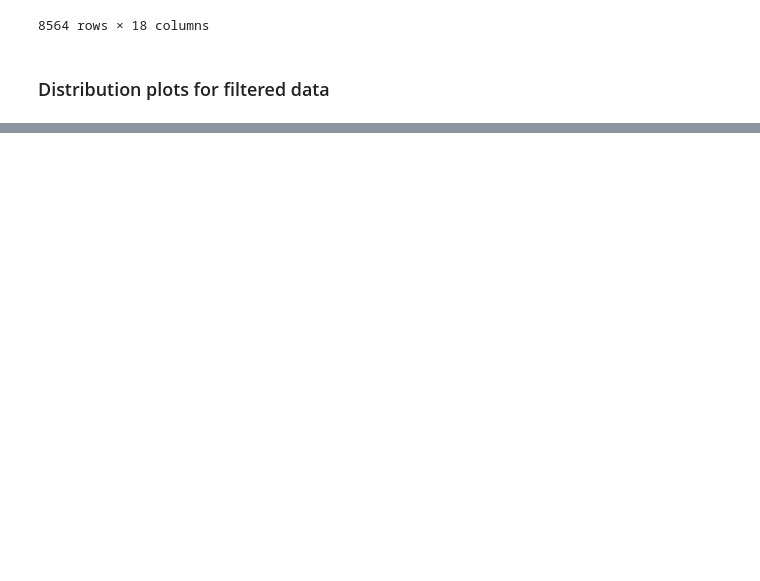
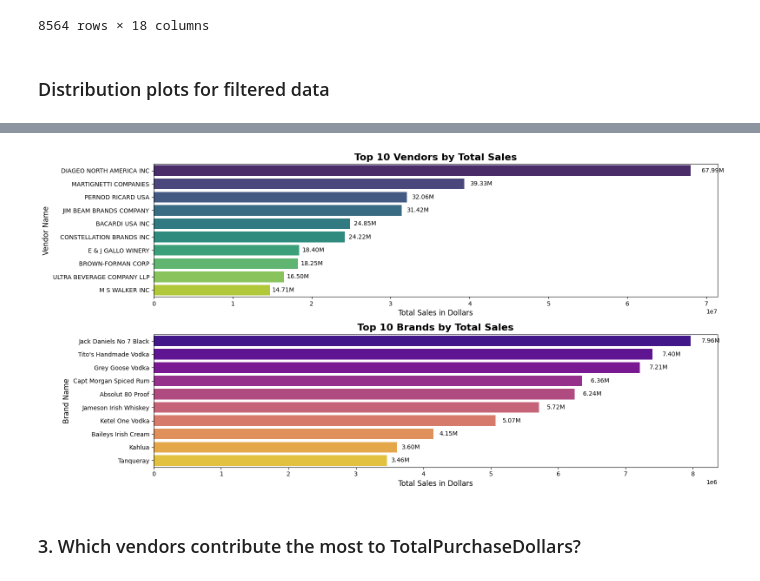
Before and after one commit to kitpuos/Vendor-Performance-Analytics-Project, a Jupyter notebook: src/performance_analysis.ipynb, the cells around one changed output, grey strips where cells are left out. Drawn from its saved outputs; the diff is of its cells as text; code cells hidden in the pictures; blank space fills up the shorter version.

```diff
--- a/src/performance_analysis.ipynb
+++ b/src/performance_analysis.ipynb
@@ -252,0 +396,13 @@ plt.show()
+# %%
+def format_dollars(value):
+    if value >= 1e6:
+        return f'{value / 1e6:.2f}M'
+    elif value >= 1e3:
+        return f'{value / 1e3:.2f}K'
+    else:
+        return f'{value:.2f}'
+# %%
+## Top vendors and brands by sales performance
+
+top_vendors = df.groupby('VendorName')['TotalSalesDollars'].sum().nlargest(10)
+top_brands = df.groupby('Description')['TotalSalesDollars'].sum().nlargest(10)
@@ -252,0 +439,39 @@ plt.show()
+# %%
+plt.figure(figsize = (16, 8))
+
+## Plot fror top vendors
+plt.subplot(2, 1, 1)
+ax1 = sns.barplot(y = top_vendors.index, x = top_vendors.values, palette = 'viridis')
+ax1.set_title('Top 10 Vendors by Total Sales', fontsize = 16, fontweight = 'bold')
+ax1.set_ylabel('Vendor Name', fontsize = 12)
+ax1.set_xlabel('Total Sales in Dollars', fontsize = 12)
+
+for bar in ax1.patches:
+    ax1.text(
+        bar.get_width() + (bar.get_width() * 0.02),
+        bar.get_y() + bar.get_height()/2,
+        format_dollars(bar.get_width()),
+        ha = 'left', va = 'center', fontsize = 10
+    )
+
+## Plot for top brands
+plt.subplot(2, 1, 2)
+ax2 = sns.barplot(y = top_brands.index, x = top_brands.values, palette = 'plasma')
+ax2.set_title('Top 10 Brands by Total Sales', fontsize = 16, fontweight = 'bold')
+ax2.set_ylabel('Brand Name', fontsize = 12)
+ax2.set_xlabel('Total Sales in Dollars', fontsize = 12)
+
+for bar in ax2.patches:
+    ax2.text(
+        bar.get_width() + (bar.get_width() * 0.02),
+        bar.get_y() + bar.get_height()/2,
+        format_dollars(bar.get_width()),
+        ha = 'left', va = 'center', fontsize = 10
+    )
+
+plt.tight_layout()
+plt.show()
+# %% [output]
+[figure, added]
+# %% [markdown]
+### 3. Which vendors contribute the most to TotalPurchaseDollars?
```
Also changed, not shown: parts of 52 cells of this notebook.
